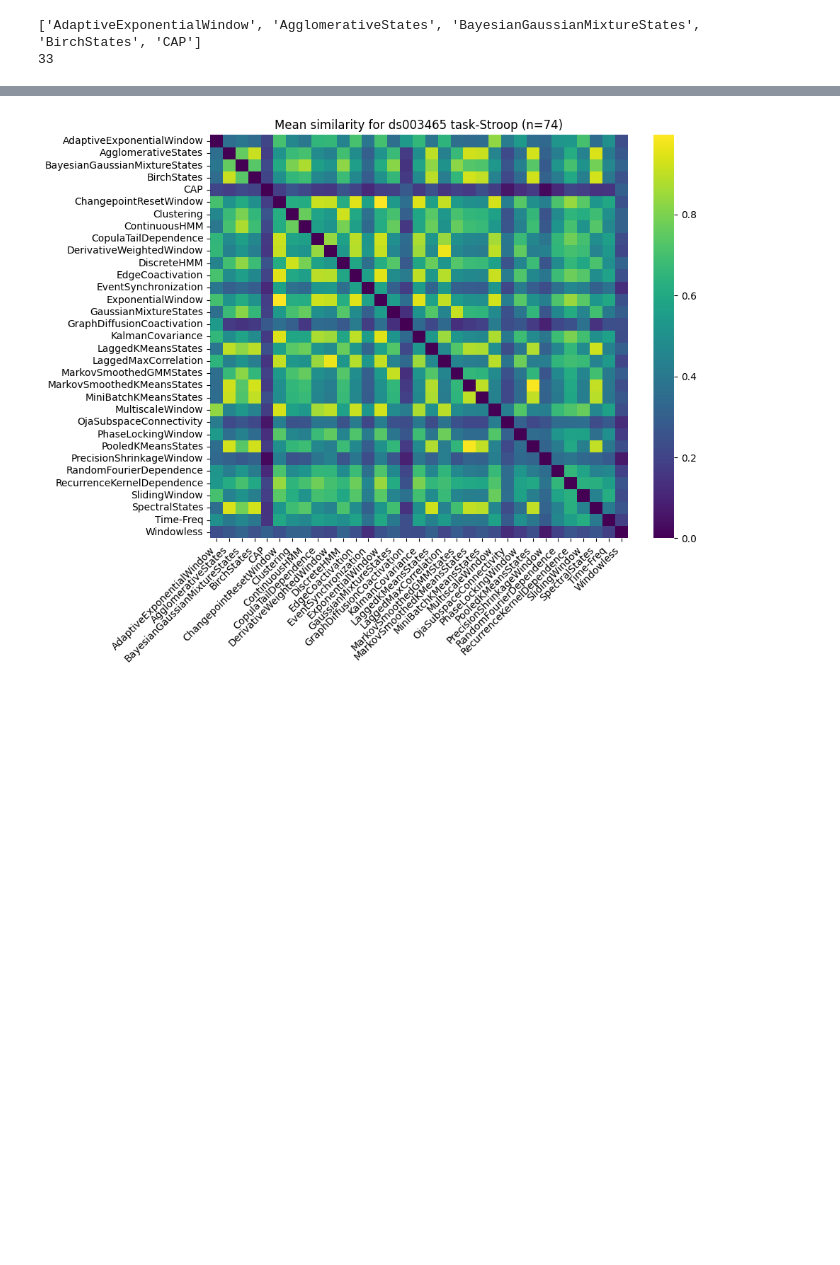
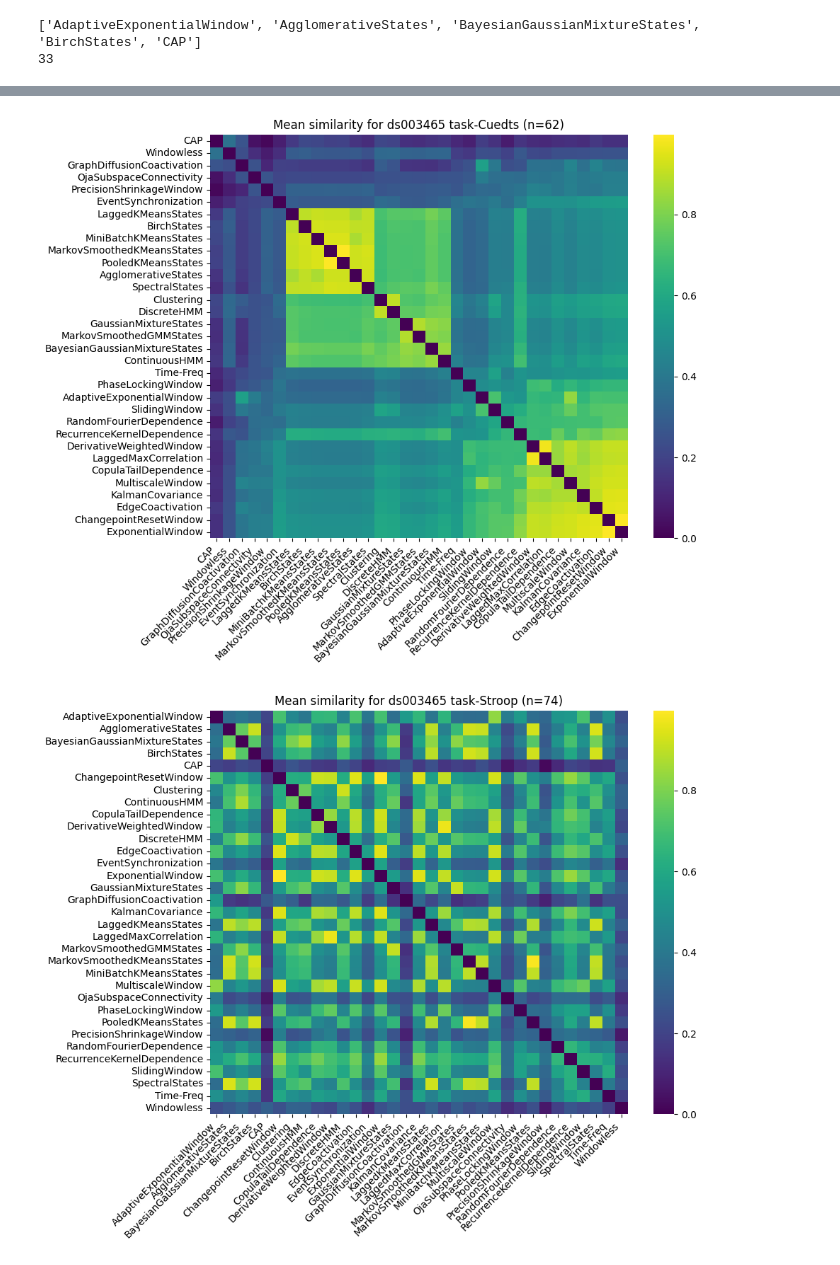
Before and after one commit to neurodatascience/dFC, a Jupyter notebook: similarity_analysis.ipynb, the cells around one changed output, grey strips where cells are left out. Cells and saved outputs as stored; diff of their text form; code cells hidden in the pictures; blank space fills up the shorter version.

```diff
--- a/similarity_analysis.ipynb
+++ b/similarity_analysis.ipynb
@@ -239,3 +276,26 @@ plot_similarity_heatmap(
+# %%
+### 2.b) Compare tasks from 2.a) ###
+
+task_id = "task-Cuedts"
+
+matrices = collect_similarity_matrices(
+    similarity,
+    dataset_id=dataset_id,
+    task_id=task_id
+)
+
+aggregated, aggregation_size = aggregate_similarity_matrices(
+    matrices,
+    aggregation="mean"
+)
+
+plot_similarity_heatmap(
+    aggregated,
+    aggregation_size,
+    title=f"Mean similarity for {dataset_id} {task_id}"
+)
+# %% [output]
+[figure, added]
 # %%
 ### 2.b) Compare tasks from 2.a) ###
 
```
Also changed, not shown: parts of 7 cells of this notebook, 1 other file.
